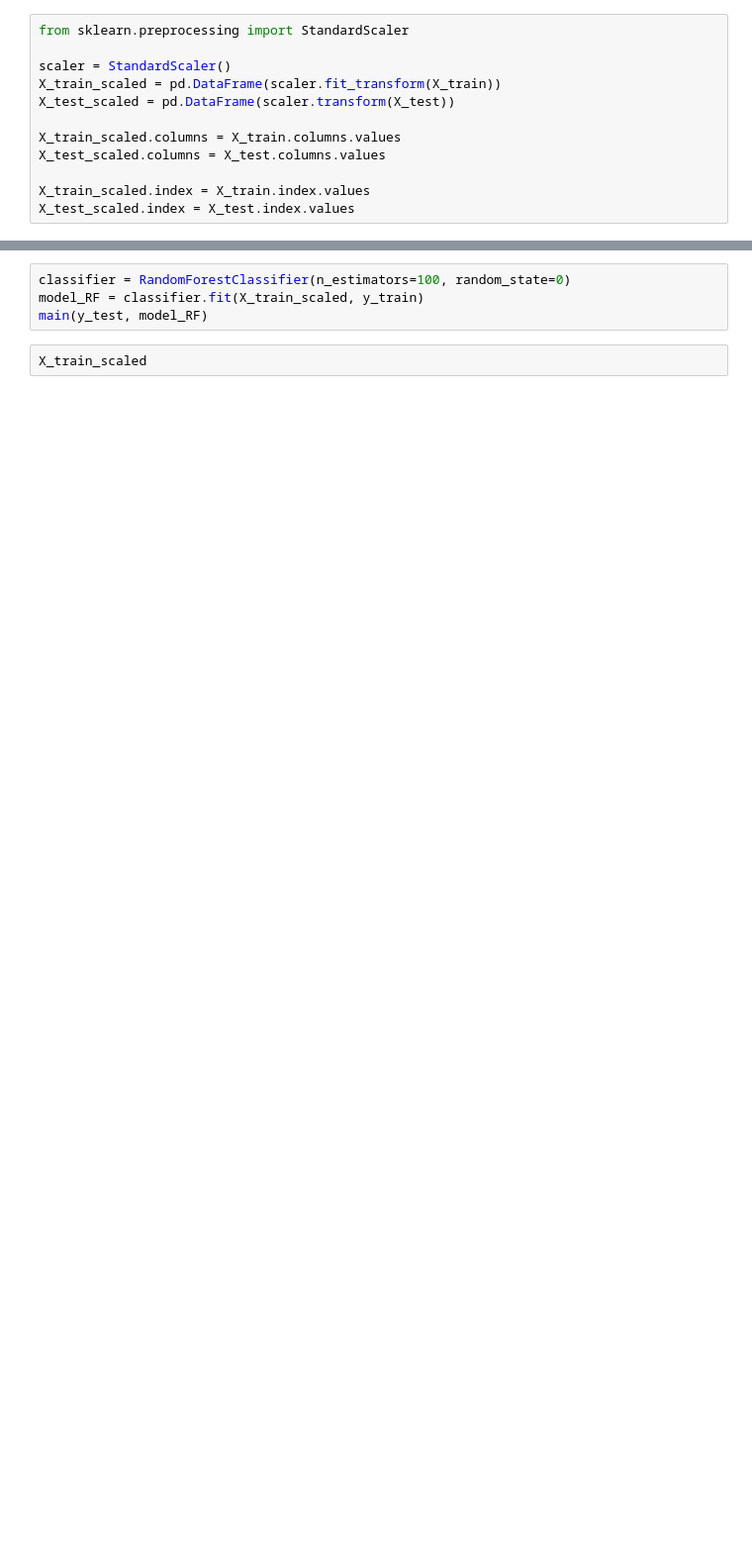
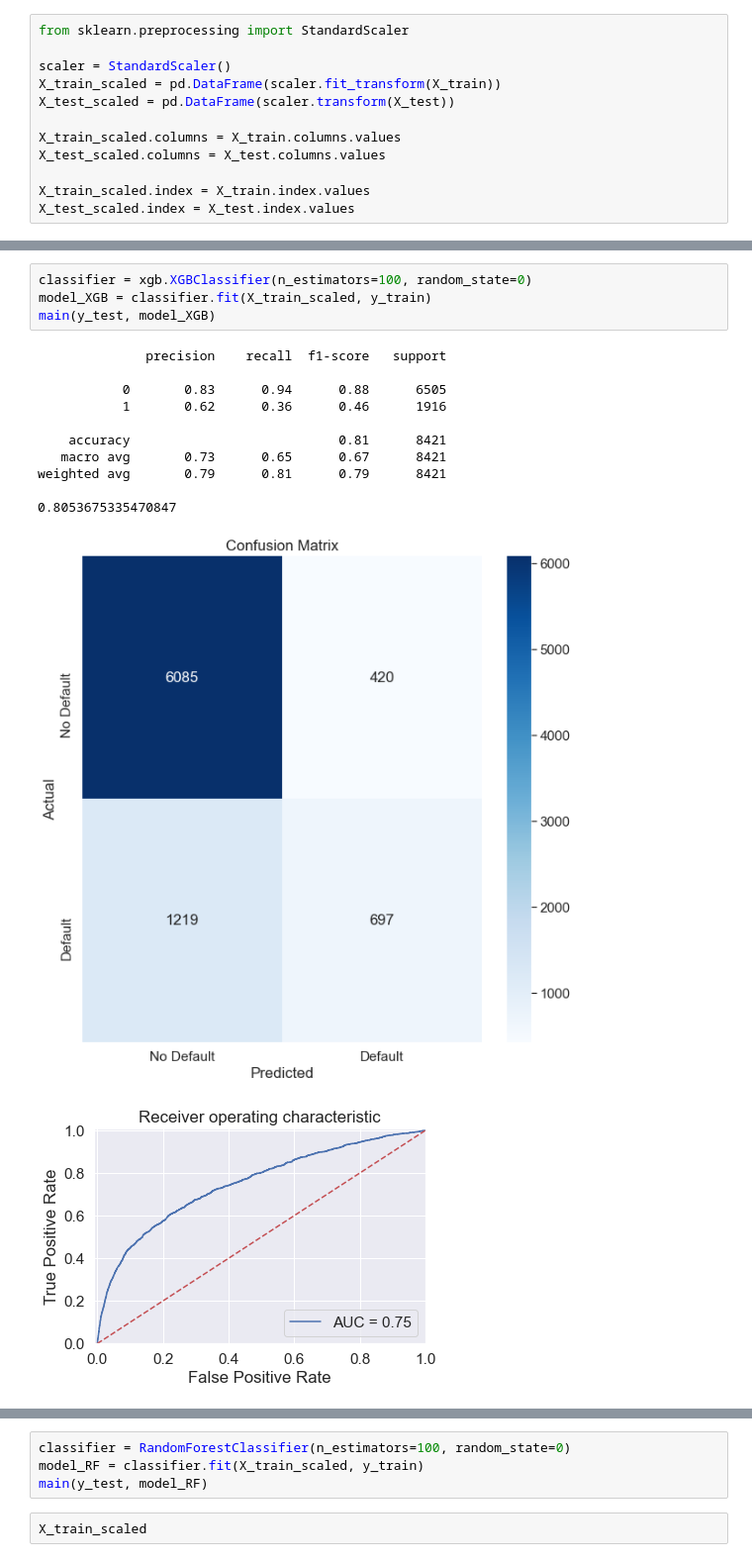
Before and after one commit to VedanshiShah7/Machine-Learning-In-Finance, a Jupyter notebook: final-mini-project1.ipynb, the cells around one changed output, grey strips where cells are left out. Shown at 99% size. Cells and saved outputs as stored; diff of their text form; blank space fills up the shorter version.

```diff
--- a/final-mini-project1.ipynb
+++ b/final-mini-project1.ipynb
@@ -262,3 +307,20 @@ weighted avg       0.79      0.81      0.79      8421
+# %%
+classifier = xgb.XGBClassifier(n_estimators=100, random_state=0)
+model_XGB = classifier.fit(X_train_scaled, y_train)
+main(y_test, model_XGB)
+# %% [output]
+              precision    recall  f1-score   support
+
+           0       0.83      0.94      0.88      6505
+           1       0.62      0.36      0.46      1916
+
+    accuracy                           0.81      8421
+   macro avg       0.73      0.65      0.67      8421
+weighted avg       0.79      0.81      0.79      8421
+
+0.8053675335470847
+[figure, added]
+[figure, added]
 # %%
 # Train the model
 classifier = LogisticRegression()
```
Also changed, not shown: parts of 12 cells of this notebook.
